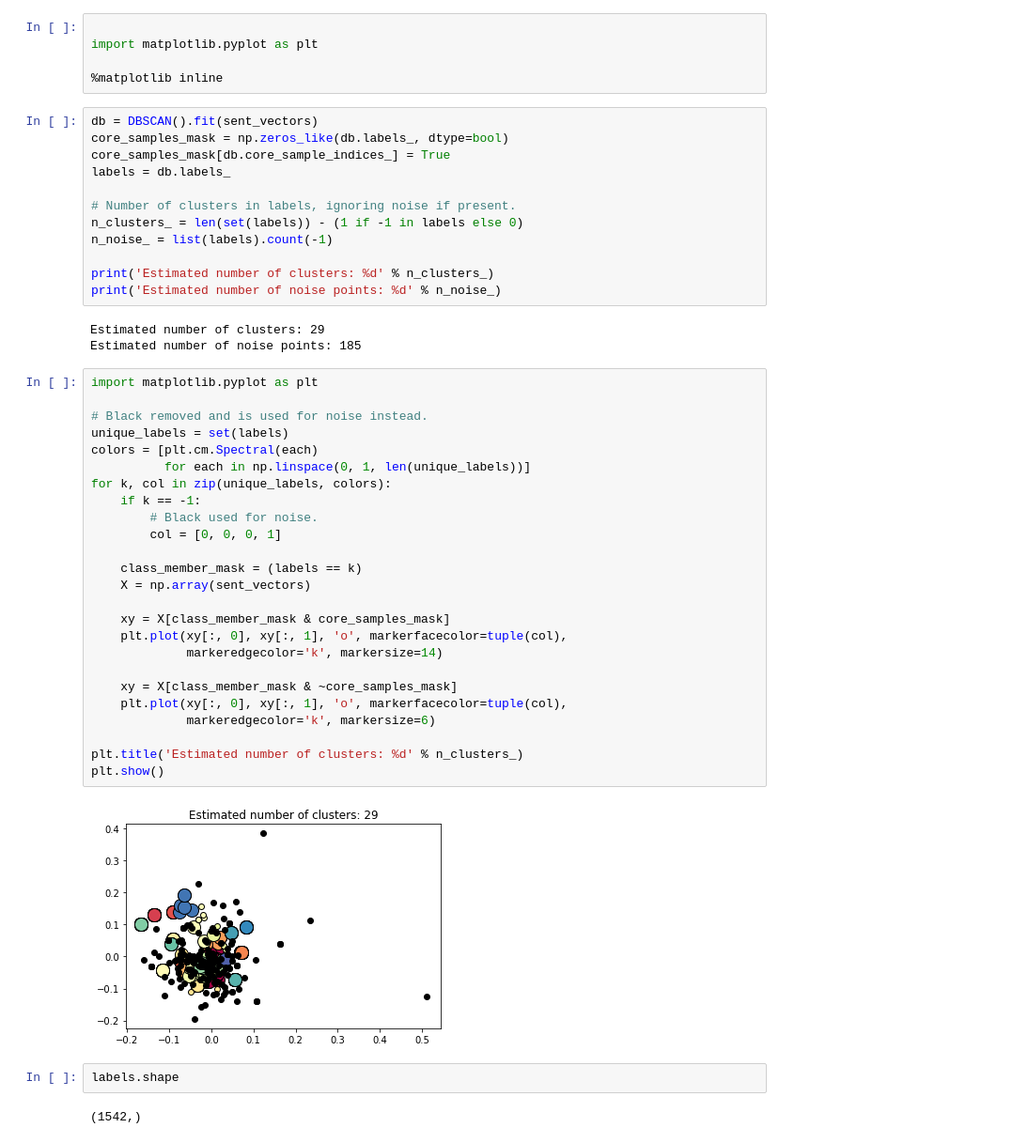
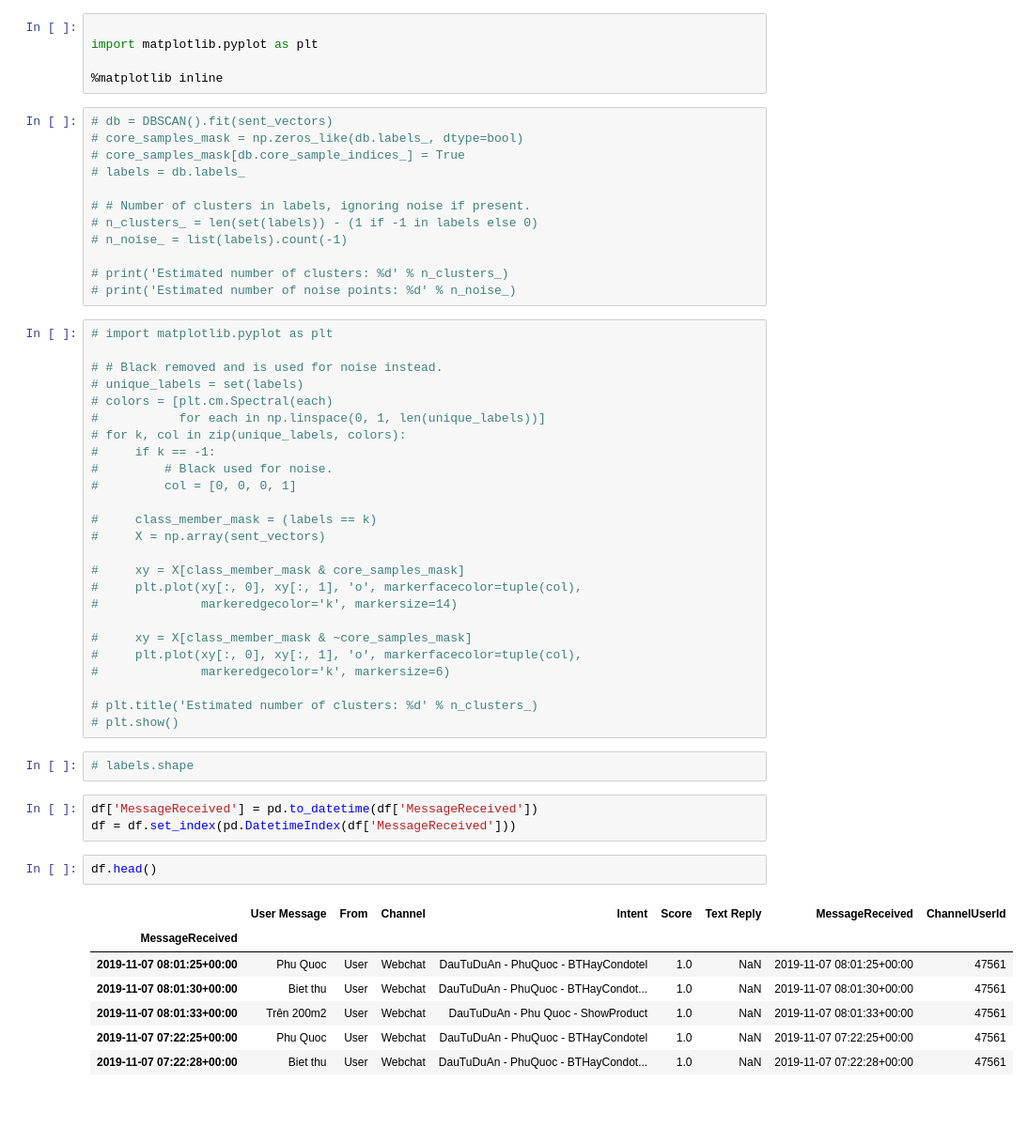
Before and after one commit to luungoc2005/botbot-analytics-demo, a Jupyter notebook: analytics-backend/test.ipynb, the cells around one changed output. Shown at 94% size. Saved outputs shown, nothing was run; the diff lists cells and outputs as text; blank space fills up the shorter version.

```diff
--- a/analytics-backend/test.ipynb
+++ b/analytics-backend/test.ipynb
@@ -131,48 +124,54 @@ import matplotlib.pyplot as plt
 
 %matplotlib inline
 # %%
-db = DBSCAN().fit(sent_vectors)
-core_samples_mask = np.zeros_like(db.labels_, dtype=bool)
-core_samples_mask[db.core_sample_indices_] = True
-labels = db.labels_
+# db = DBSCAN().fit(sent_vectors)
+# core_samples_mask = np.zeros_like(db.labels_, dtype=bool)
+# core_samples_mask[db.core_sample_indices_] = True
+# labels = db.labels_
 
-# Number of clusters in labels, ignoring noise if present.
-n_clusters_ = len(set(labels)) - (1 if -1 in labels else 0)
-n_noise_ = list(labels).count(-1)
+# # Number of clusters in labels, ignoring noise if present.
+# n_clusters_ = len(set(labels)) - (1 if -1 in labels else 0)
+# n_noise_ = list(labels).count(-1)
 
-print('Estimated number of clusters: %d' % n_clusters_)
-print('Estimated number of noise points: %d' % n_noise_)
+# print('Estimated number of clusters: %d' % n_clusters_)
+# print('Estimated number of noise points: %d' % n_noise_)
-# %% [output]
-Estimated number of clusters: 29
-Estimated number of noise points: 185
 # %%
-import matplotlib.pyplot as plt
+# import matplotlib.pyplot as plt
 
-# Black removed and is used for noise instead.
-unique_labels = set(labels)
-colors = [plt.cm.Spectral(each)
-          for each in np.linspace(0, 1, len(unique_labels))]
-for k, col in zip(unique_labels, colors):
-    if k == -1:
-        # Black used for noise.
-        col = [0, 0, 0, 1]
+# # Black removed and is used for noise instead.
+# unique_labels = set(labels)
+# colors = [plt.cm.Spectral(each)
+#           for each in np.linspace(0, 1, len(unique_labels))]
+# for k, col in zip(unique_labels, colors):
+#     if k == -1:
+#         # Black used for noise.
+#         col = [0, 0, 0, 1]
 
-    class_member_mask = (labels == k)
-    X = np.array(sent_vectors)
+#     class_member_mask = (labels == k)
+#     X = np.array(sent_vectors)
 
-    xy = X[class_member_mask & core_samples_mask]
-    plt.plot(xy[:, 0], xy[:, 1], 'o', markerfacecolor=tuple(col),
-             markeredgecolor='k', markersize=14)
+#     xy = X[class_member_mask & core_samples_mask]
+#     plt.plot(xy[:, 0], xy[:, 1], 'o', markerfacecolor=tuple(col),
+#              markeredgecolor='k', markersize=14)
 
-    xy = X[class_member_mask & ~core_samples_mask]
-    plt.plot(xy[:, 0], xy[:, 1], 'o', markerfacecolor=tuple(col),
-             markeredgecolor='k', markersize=6)
+#     xy = X[class_member_mask & ~core_samples_mask]
+#     plt.plot(xy[:, 0], xy[:, 1], 'o', markerfacecolor=tuple(col),
+#              markeredgecolor='k', markersize=6)
 
-plt.title('Estimated number of clusters: %d' % n_clusters_)
-plt.show()
+# plt.title('Estimated number of clusters: %d' % n_clusters_)
+# plt.show()
-# %% [output]
-[figure, removed]
-# %%
-labels.shape
-# %% [output]
-(1542,)
+# %%
+# labels.shape
+# %%
+df['MessageReceived'] = pd.to_datetime(df['MessageReceived'])
+df = df.set_index(pd.DatetimeIndex(df['MessageReceived']))
+# %%
+df.head()
+# %% [output]
+|  | User Message | From | Channel | Intent | Score | Text Reply | MessageReceived | ChannelUserId |
+| MessageReceived |  |  |  |  |  |  |  |  |
+| 2019-11-07 08:01:25+00:00 | Phu Quoc | User | Webchat | DauTuDuAn - PhuQuoc - BTHayCondotel | 1.0 | NaN | 2019-11-07 08:01:25+00:00 | 47561 |
+| 2019-11-07 08:01:30+00:00 | Biet thu | User | Webchat | DauTuDuAn - PhuQuoc - BTHayCondot... | 1.0 | NaN | 2019-11-07 08:01:30+00:00 | 47561 |
+| 2019-11-07 08:01:33+00:00 | Trên 200m2 | User | Webchat | DauTuDuAn - Phu Quoc - ShowProduct | 1.0 | NaN | 2019-11-07 08:01:33+00:00 | 47561 |
+| 2019-11-07 07:22:25+00:00 | Phu Quoc | User | Webchat | DauTuDuAn - PhuQuoc - BTHayCondotel | 1.0 | NaN | 2019-11-07 07:22:25+00:00 | 47561 |
+| 2019-11-07 07:22:28+00:00 | Biet thu | User | Webchat | DauTuDuAn - PhuQuoc - BTHayCondot... | 1.0 | NaN | 2019-11-07 07:22:28+00:00 | 47561 |
```
Also changed, not shown: parts of 13 cells of this notebook, 11 other files.
